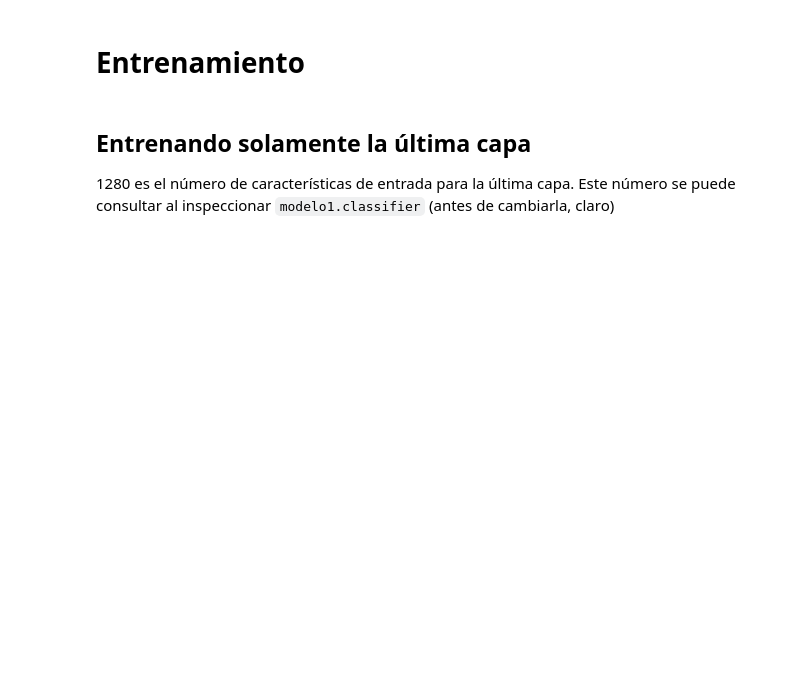
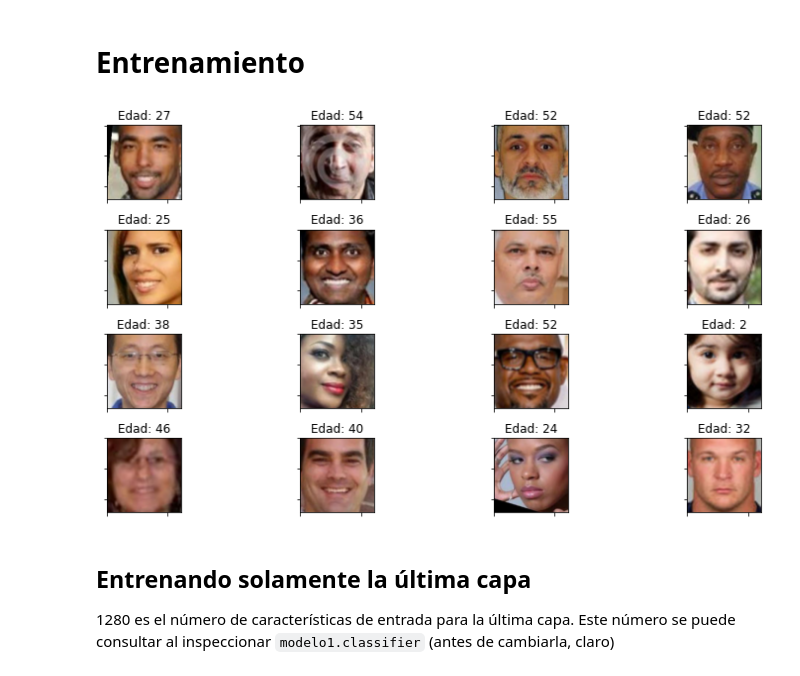
Before and after one commit to DanteBM/Aprendizaje-Profundo, a Jupyter notebook: tareas/tarea3/tarea3a_ap.ipynb, the cells around one changed output. Drawn from its saved outputs; the diff is of its cells as text; code cells hidden in the pictures; blank space fills up the shorter version.

```diff
--- a/tareas/tarea3/tarea3a_ap.ipynb
+++ b/tareas/tarea3/tarea3a_ap.ipynb
@@ -270,6 +285,12 @@ def display_batch(x, titles, rows, cols, figsize=(12, 6)):
     x = (x.numpy()).astype(np.uint8)
     # desplegamos
     display_grid(x, titles, rows, cols, figsize)
+# %%
+ejemplo_imgs, ejemplo_ys = next(iter(train_dataloader))
+titulos = [f"Edad: {edad}" for edad in ejemplo_ys]
+display_batch(ejemplo_imgs, titulos, 4, 4)
+# %% [output]
+[figure, added]
 # %% [markdown]
 ## Entrenando solamente la última capa
 
```
Also changed, not shown: parts of 13 cells of this notebook.
